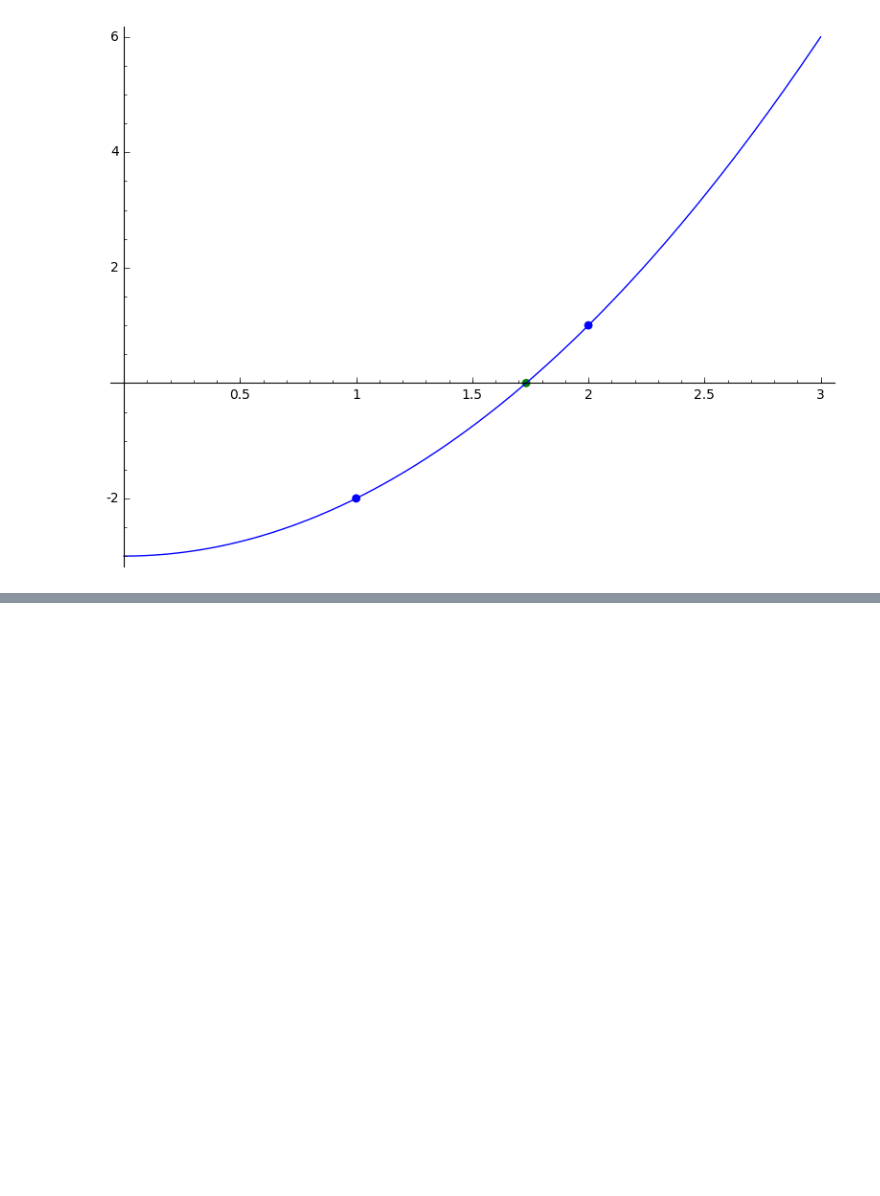
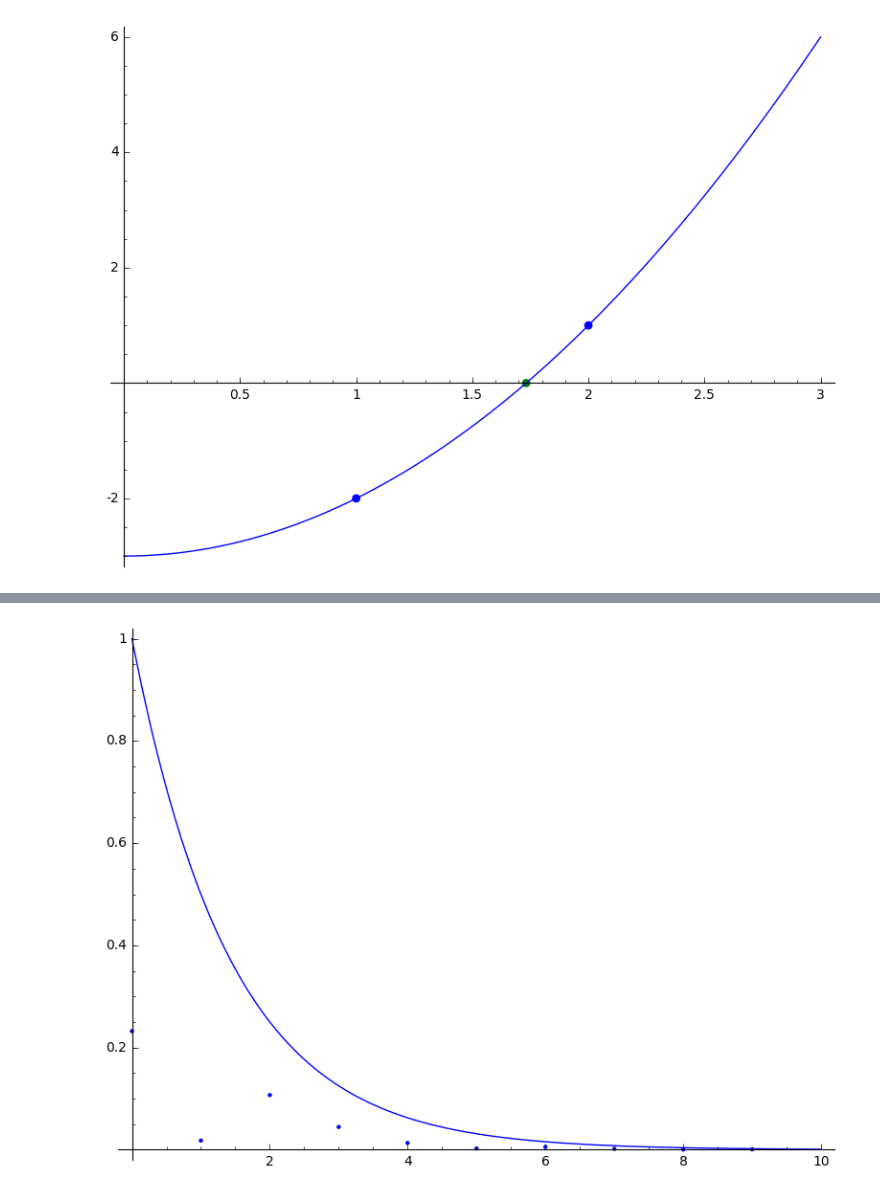
Before and after one commit to coltongrainger/fy18eo, a Jupyter notebook: numerical-methods/root-finding.ipynb, the cells around one changed output, grey strips where cells are left out. Saved outputs shown, nothing was run; the diff lists cells and outputs as text; code cells hidden in the pictures; blank space fills up the shorter version.

```diff
--- a/numerical-methods/root-finding.ipynb
+++ b/numerical-methods/root-finding.ipynb
@@ -44,0 +99,5 @@ show(crv + pts + root)
+# %%
+# bounded by 1/(2^n)?
+list_plot(error_seq) + plot(1/(2^x), (x, 0, Nmax))
+# %% [output]
+[figure, added]
```
Also changed, not shown: parts of 5 cells of this notebook.
